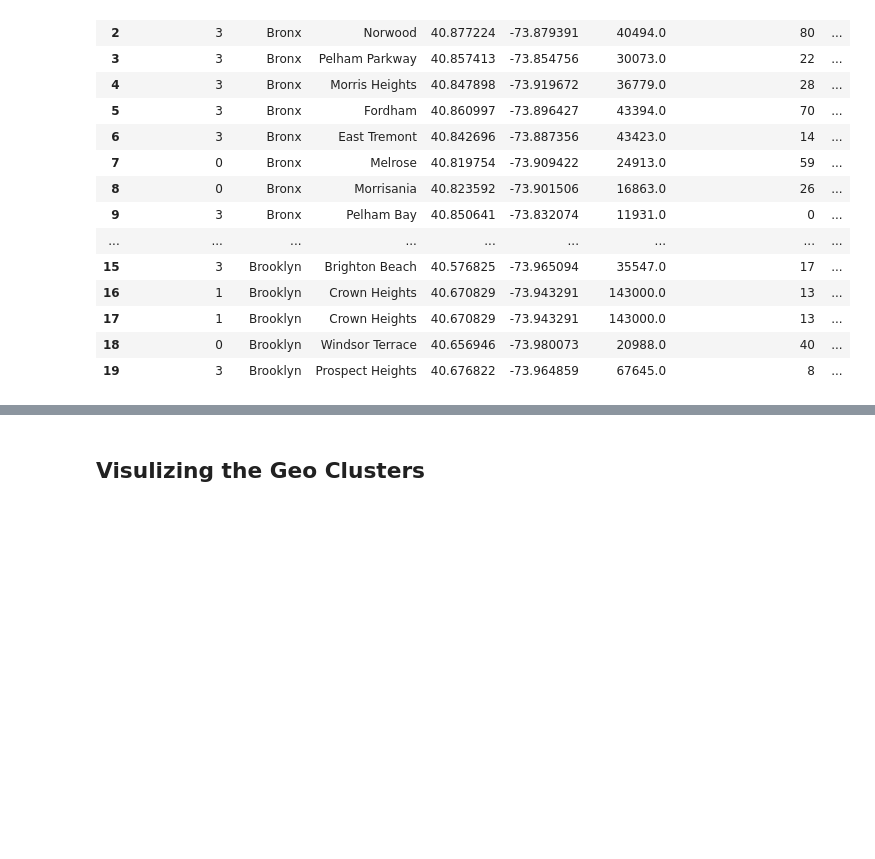
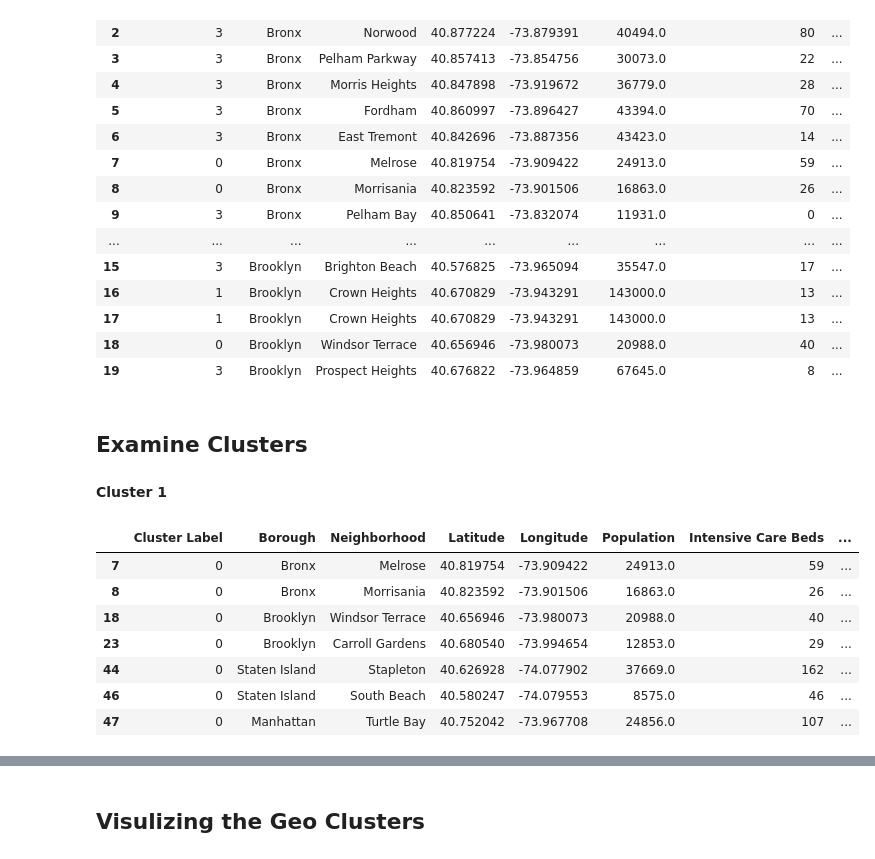
Before and after one commit to lisu1222/The-Battle-of-Neighborhoods-New-York-Hospital-Bed-Density, a Jupyter notebook: PART4 - Neighborhood Clusters for Beds per Hundred.ipynb, the cells around one changed output, grey strips where cells are left out. Drawn from its saved outputs; the diff is of its cells as text; code cells hidden in the pictures; blank space fills up the shorter version.

```diff
--- a/PART4 - Neighborhood Clusters for Beds per Hundred.ipynb
+++ b/PART4 - Neighborhood Clusters for Beds per Hundred.ipynb
@@ -164,3 +164,18 @@ df.head(20)
 | 17 | 1 | Brooklyn | Crown Heights | 40.670829 | -73.943291 | 143000.0 | 13 | ... |
 | 18 | 0 | Brooklyn | Windsor Terrace | 40.656946 | -73.980073 | 20988.0 | 40 | ... |
 | 19 | 3 | Brooklyn | Prospect Heights | 40.676822 | -73.964859 | 67645.0 | 8 | ... |
+# %% [markdown]
+## Examine Clusters
+# %% [markdown]
+**Cluster 1**
+# %%
+df.loc[df['Cluster Label'] == 0]
+# %% [output]
+|  | Cluster Label | Borough | Neighborhood | Latitude | Longitude | Population | Intensive Care Beds | ... |
+| 7 | 0 | Bronx | Melrose | 40.819754 | -73.909422 | 24913.0 | 59 | ... |
+| 8 | 0 | Bronx | Morrisania | 40.823592 | -73.901506 | 16863.0 | 26 | ... |
+| 18 | 0 | Brooklyn | Windsor Terrace | 40.656946 | -73.980073 | 20988.0 | 40 | ... |
+| 23 | 0 | Brooklyn | Carroll Gardens | 40.680540 | -73.994654 | 12853.0 | 29 | ... |
+| 44 | 0 | Staten Island | Stapleton | 40.626928 | -74.077902 | 37669.0 | 162 | ... |
+| 46 | 0 | Staten Island | South Beach | 40.580247 | -74.079553 | 8575.0 | 46 | ... |
+| 47 | 0 | Manhattan | Turtle Bay | 40.752042 | -73.967708 | 24856.0 | 107 | ... |
```
Also changed, not shown: parts of 6 cells of this notebook.
